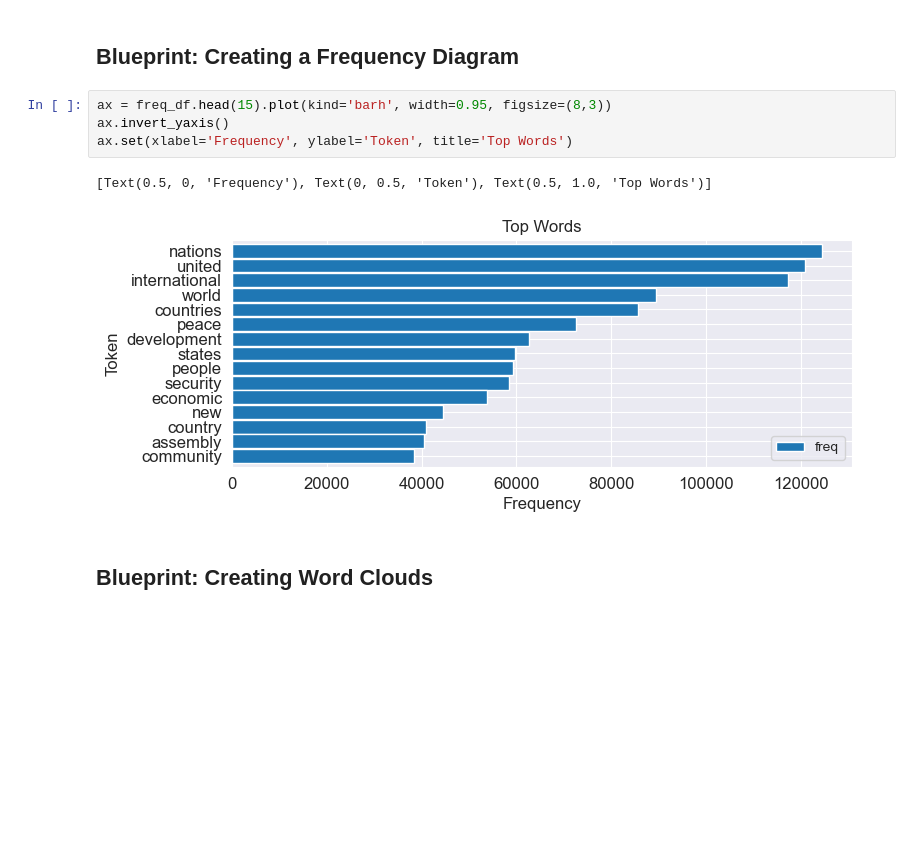
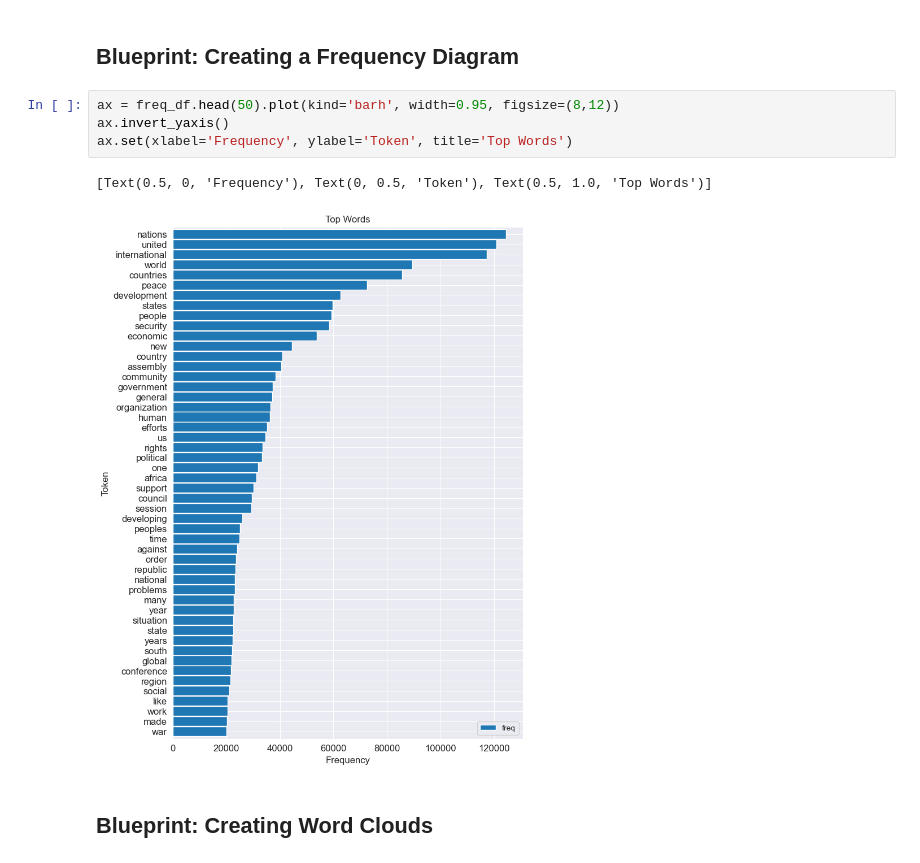
Before and after one commit to furyhawk/blueprints-text, a Jupyter notebook: ch01/First_Insights.ipynb, the cells around one changed output. Drawn from its saved outputs; the diff is of its cells as text; blank space fills up the shorter version.

```diff
--- a/ch01/First_Insights.ipynb
+++ b/ch01/First_Insights.ipynb
@@ -280,12 +323,12 @@ count_words(df, column='text',
 # %% [markdown]
 ## Blueprint: Creating a Frequency Diagram
 # %%
-ax = freq_df.head(15).plot(kind='barh', width=0.95, figsize=(8,3))
+ax = freq_df.head(50).plot(kind='barh', width=0.95, figsize=(8,12))
 ax.invert_yaxis()
 ax.set(xlabel='Frequency', ylabel='Token', title='Top Words')
 # %% [output]
 [Text(0.5, 0, 'Frequency'), Text(0, 0.5, 'Token'), Text(0.5, 1.0, 'Top Words')]
-[figure, old version]
+[figure, new version]
 # %% [markdown]
 ## Blueprint: Creating Word Clouds
 # %%
```
Also changed, not shown: parts of 5 cells of this notebook.
